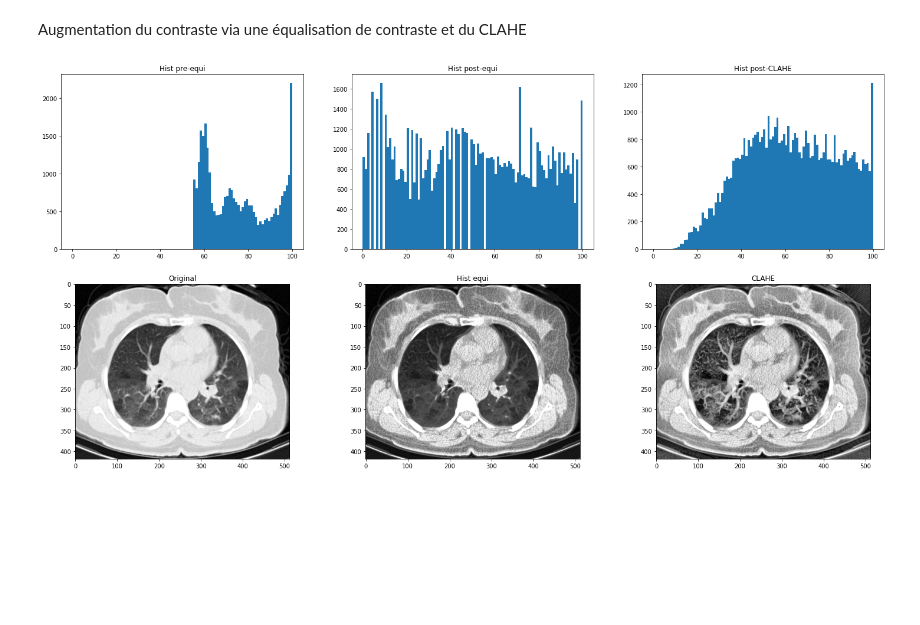
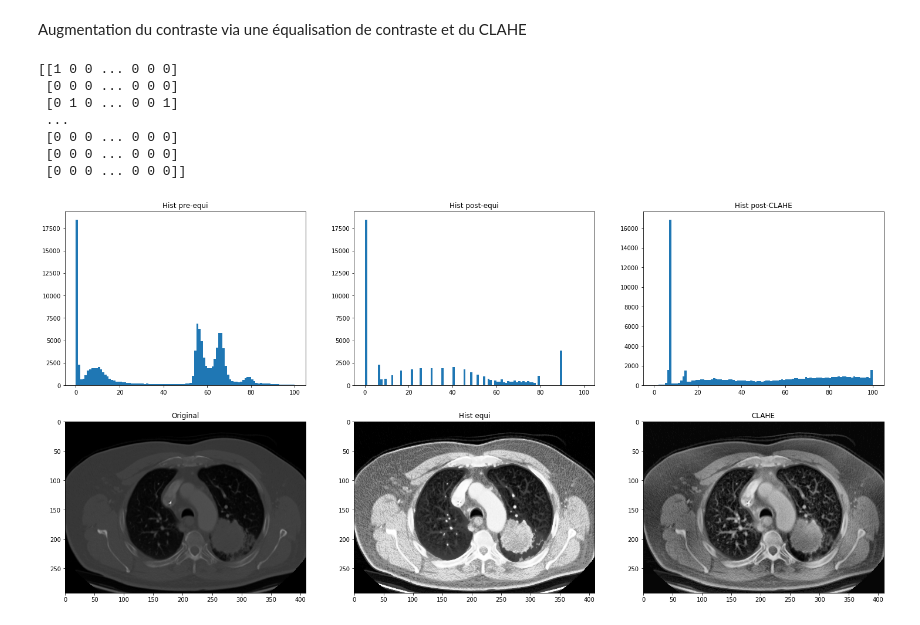
Before and after one commit to MulArt/Medical_Imaging, a Jupyter notebook: Pretraitement.ipynb, the cells around one changed output. Drawn from its saved outputs; the diff is of its cells as text; code cells hidden in the pictures; blank space fills up the shorter version.

```diff
--- a/Pretraitement.ipynb
+++ b/Pretraitement.ipynb
@@ -328,7 +328,7 @@ import numpy as np
 from matplotlib import pyplot as plt
 
 # On ouvre l'image "Torse"
-img = cv2.imread('Torse.png',0)
+img = cv2.imread('Cancer.png',0)
 
 # Application d'un équalisateur d'histogramme
 # Il redonne via une formule mathématique une valeur pour chaque pixel afin d'utiliser l'ensemble des valeurs de pixel de manière la plus équitable possible
@@ -337,38 +337,47 @@ equ = cv2.equalizeHist(img)
 # Application d'un CLAHE
 # Contrast Limited Adaptive Histogram Equalization (CLAHE) : l'image est divisés en blocs sur lequels une équalisation d'histogramme est effectué.
 # Une limite de contrast est aussi définie. Si une case de l'histogramme dépasse le valeur limite alors les valeurs en excès sont accumulées et redistribuées dans d'autres cases
-clahe = cv2.createCLAHE(clipLimit=4.0, tileGridSize=(8,8))
+clahe = cv2.createCLAHE(clipLimit=6.0, tileGridSize=(8,8))
 cl1 = clahe.apply(img)
 
 # Affichage de l'ensemble des images avec les métriques
 fig = plt.figure()
 fig.set_figheight(12)
 fig.set_figwidth(25)
 
 fig.add_subplot(2,3,1)
 plt.hist(img.flat, bins=100, range=(0,100))
 plt.title('Hist pre-equi')
 
 fig.add_subplot(2,3,2)
 plt.hist(equ.flat, bins=100, range=(0,100))
 plt.title('Hist post-equi')
 
 fig.add_subplot(2,3,3)
 plt.hist(cl1.flat, bins=100, range=(0,100))
 plt.title('Hist post-CLAHE')
 
 fig.add_subplot(2,3,4)
 plt.imshow(img, cmap='gray')
 plt.title('Original')
 
 fig.add_subplot(2,3,5)
 plt.imshow(equ, cmap='gray')
 plt.title('Hist equi')
 
 fig.add_subplot(2,3,6)
 plt.imshow(cl1, cmap='gray')
 plt.title('CLAHE')
 
 plt.show()
+
+#cv2.imwrite('Cancer_enh.png',cl1)
 # %% [output]
+[[1 0 0 ... 0 0 0]
+ [0 0 0 ... 0 0 0]
+ [0 1 0 ... 0 0 1]
+ ...
+ [0 0 0 ... 0 0 0]
+ [0 0 0 ... 0 0 0]
+ [0 0 0 ... 0 0 0]]
-[figure, old version]
+[figure, new version]
```
Also changed, not shown: 2 other files.
